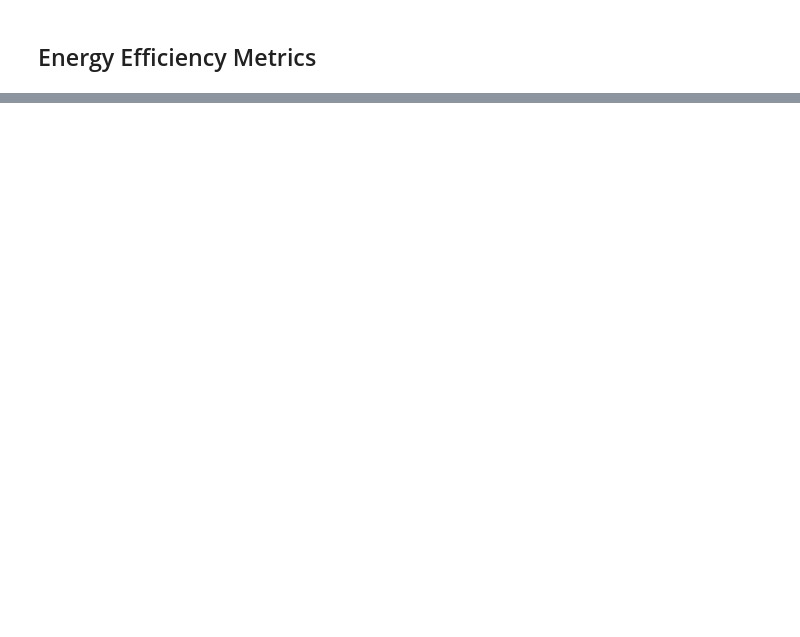
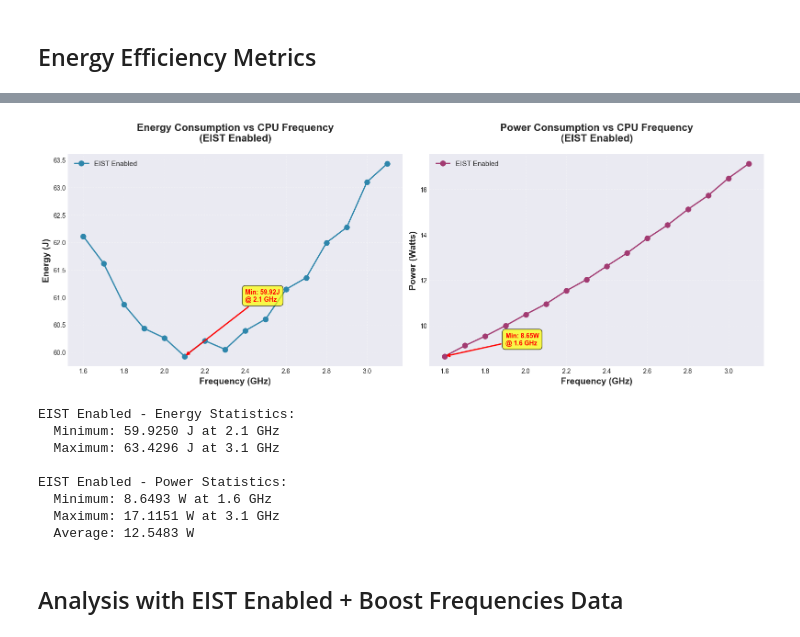
Before and after one commit to sondreross/testing, a Jupyter notebook: frequency_energy_analysis.ipynb, the cells around one changed output, grey strips where cells are left out. Drawn from its saved outputs; the diff is of its cells as text; code cells hidden in the pictures; blank space fills up the shorter version.

```diff
--- a/frequency_energy_analysis.ipynb
+++ b/frequency_energy_analysis.ipynb
@@ -81,0 +193,12 @@ print(df[['actual_freq_ghz', 'energy_j', 'energy_per_ghz']].sort_values('energy_
+# %%
+# Load the EIST enabled data
+df_eist = pd.read_csv('scaling_freq_pros/scaling_graph_with_eist_enabled.csv')
+
+# Calculate time and power for EIST data
+df_eist['time_s'] = df_eist['bench_cycles'] / (3.10 * 1e9)
+df_eist['power_w'] = df_eist['energy_j'] / df_eist['time_s']
+df_eist['energy_per_ghz'] = df_eist['energy_j'] / df_eist['actual_freq_ghz']
+
+print(f"EIST Dataset shape: {df_eist.shape}")
+print(f"\nFirst few rows:")
+df_eist.head(10)
@@ -81,0 +220,66 @@ print(df[['actual_freq_ghz', 'energy_j', 'energy_per_ghz']].sort_values('energy_
+# %%
+# Create comparison plots for Energy
+fig, (ax1, ax2) = plt.subplots(1, 2, figsize=(16, 6))
+
+# Plot 1: Energy vs Frequency - EIST Enabled
+ax1.plot(df_eist['actual_freq_ghz'], df_eist['energy_j'], marker='o', linewidth=2, markersize=8, color='#2E86AB', label='EIST Enabled')
+ax1.set_xlabel('Frequency (GHz)', fontsize=14, fontweight='bold')
+ax1.set_ylabel('Energy (J)', fontsize=14, fontweight='bold')
+ax1.set_title('Energy Consumption vs CPU Frequency\n(EIST Enabled)', fontsize=16, fontweight='bold', pad=20)
+ax1.grid(True, alpha=0.3, linestyle='--')
+ax1.legend(fontsize=11)
+
+# Add min energy annotation for EIST
+min_energy_idx_eist = df_eist['energy_j'].idxmin()
+min_energy_eist = df_eist.loc[min_energy_idx_eist, 'energy_j']
+min_freq_eist = df_eist.loc[min_energy_idx_eist, 'actual_freq_ghz']
+ax1.annotate(f'Min: {min_energy_eist:.2f}J\n@ {min_freq_eist:.1f} GHz',
+             xy=(min_freq_eist, min_energy_eist),
+             xytext=(min_freq_eist + 0.3, min_energy_eist + 1),
+             arrowprops=dict(arrowstyle='->', color='red', lw=2),
+             fontsize=10, fontweight='bold', color='red',
+             bbox=dict(boxstyle='round,pad=0.5', facecolor='yellow', alpha=0.7))
+
+# Plot 2: Power vs Frequency - EIST Enabled
+ax2.plot(df_eist['actual_freq_ghz'], df_eist['power_w'], marker='o', linewidth=2, markersize=8, color='#A23B72', label='EIST Enabled')
+ax2.set_xlabel('Frequency (GHz)', fontsize=14, fontweight='bold')
+ax2.set_ylabel('Power (Watts)', fontsize=14, fontweight='bold')
+ax2.set_title('Power Consumption vs CPU Frequency\n(EIST Enabled)', fontsize=16, fontweight='bold', pad=20)
+ax2.grid(True, alpha=0.3, linestyle='--')
+ax2.legend(fontsize=11)
+
+# Add min power annotation for EIST
+min_power_idx_eist = df_eist['power_w'].idxmin()
+min_power_eist = df_eist.loc[min_power_idx_eist, 'power_w']
+min_power_freq_eist = df_eist.loc[min_power_idx_eist, 'actual_freq_ghz']
+ax2.annotate(f'Min: {min_power_eist:.2f}W\n@ {min_power_freq_eist:.1f} GHz',
+             xy=(min_power_freq_eist, min_power_eist),
+             xytext=(min_power_freq_eist + 0.3, min_power_eist + 0.5),
+             arrowprops=dict(arrowstyle='->', color='red', lw=2),
+             fontsize=10, fontweight='bold', color='red',
+             bbox=dict(boxstyle='round,pad=0.5', facecolor='yellow', alpha=0.7))
+
+plt.tight_layout()
+plt.show()
+
+# Print statistics
+print(f"\nEIST Enabled - Energy Statistics:")
+print(f"  Minimum: {df_eist['energy_j'].min():.4f} J at {df_eist.loc[df_eist['energy_j'].idxmin(), 'actual_freq_ghz']:.1f} GHz")
+print(f"  Maximum: {df_eist['energy_j'].max():.4f} J at {df_eist.loc[df_eist['energy_j'].idxmax(), 'actual_freq_ghz']:.1f} GHz")
+
+print(f"\nEIST Enabled - Power Statistics:")
+print(f"  Minimum: {df_eist['power_w'].min():.4f} W at {df_eist.loc[df_eist['power_w'].idxmin(), 'actual_freq_ghz']:.1f} GHz")
+print(f"  Maximum: {df_eist['power_w'].max():.4f} W at {df_eist.loc[df_eist['power_w'].idxmax(), 'actual_freq_ghz']:.1f} GHz")
+print(f"  Average: {df_eist['power_w'].mean():.4f} W")
+# %% [output]
+[figure, added]
+EIST Enabled - Energy Statistics:
+  Minimum: 59.9250 J at 2.1 GHz
+  Maximum: 63.4296 J at 3.1 GHz
+
+EIST Enabled - Power Statistics:
+  Minimum: 8.6493 W at 1.6 GHz
+  Maximum: 17.1151 W at 3.1 GHz
+  Average: 12.5483 W
+# %% [markdown]
+## Analysis with EIST Enabled + Boost Frequencies Data
```
Also changed, not shown: parts of 11 cells of this notebook, 1 other file.
